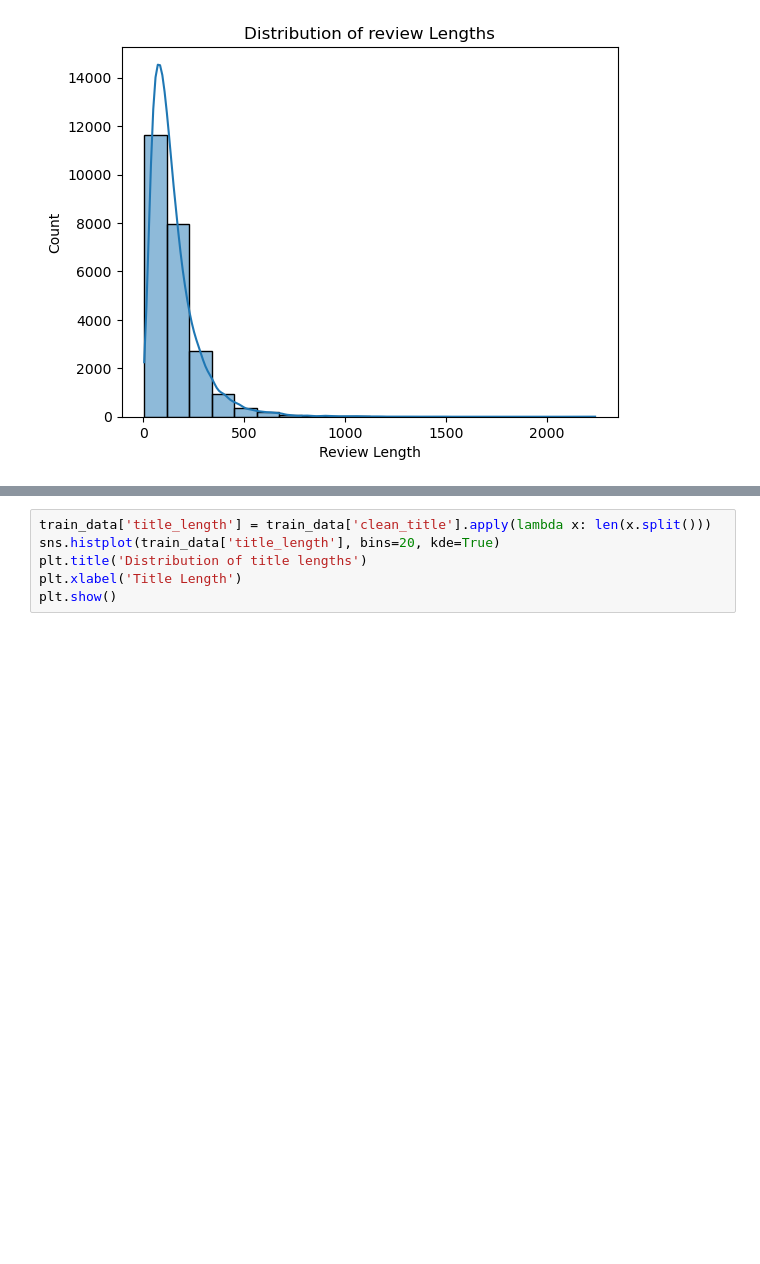
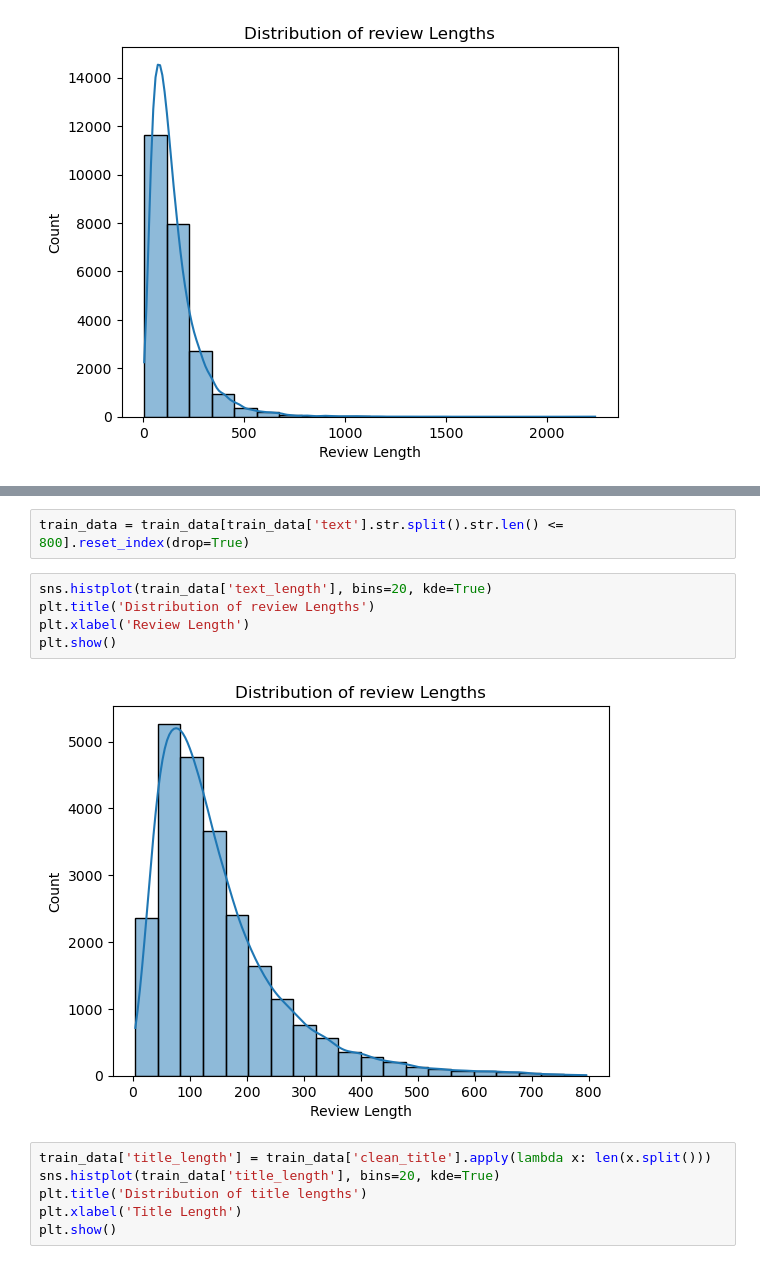
Before and after one commit to ArpanMukhopadhyay/NLP_applied, a Jupyter notebook: assignment1/ANLP_2025_S1_assignment1_a1797378_arpan_version7.ipynb, the cells around one changed output, grey strips where cells are left out. Saved outputs shown, nothing was run; the diff lists cells and outputs as text; blank space fills up the shorter version.

```diff
--- a/assignment1/ANLP_2025_S1_assignment1_a1797378_arpan_version7.ipynb
+++ b/assignment1/ANLP_2025_S1_assignment1_a1797378_arpan_version7.ipynb
@@ -190,3 +204,12 @@ plt.show()
+# %%
+train_data = train_data[train_data['text'].str.split().str.len() <= 800].reset_index(drop=True)
+# %%
+sns.histplot(train_data['text_length'], bins=20, kde=True)
+plt.title('Distribution of review Lengths')
+plt.xlabel('Review Length')
+plt.show()
+# %% [output]
+[figure, added]
 # %%
 train_data['title_length'] = train_data['clean_title'].apply(lambda x: len(x.split()))
 sns.histplot(train_data['title_length'], bins=20, kde=True)
```
Also changed, not shown: parts of 37 cells of this notebook, 8 other files.
